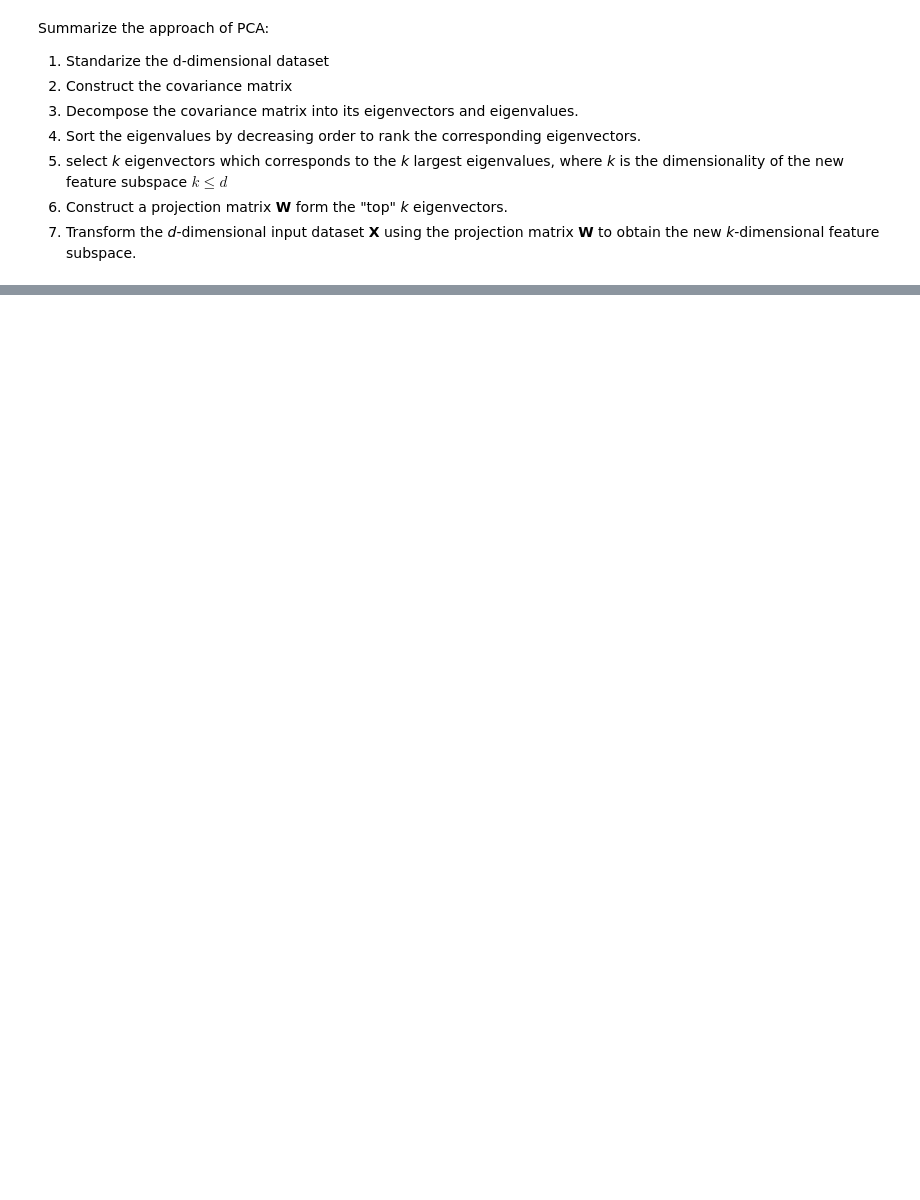
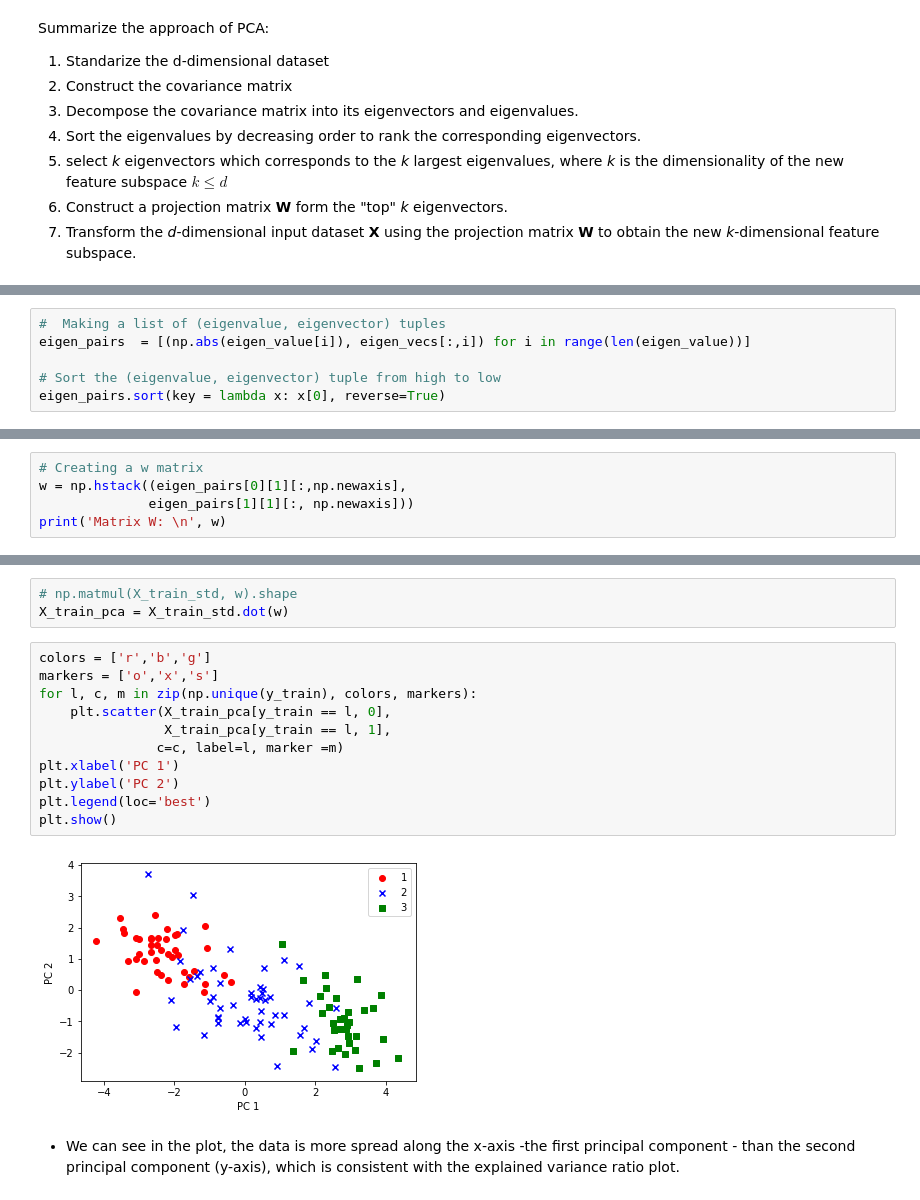
Before and after one commit to katamit/python_ml_Raschka, a Jupyter notebook: chap5-Dimensionality-Reduction/PCA.ipynb, the cells around one changed output, grey strips where cells are left out. Drawn from its saved outputs; the diff is of its cells as text; blank space fills up the shorter version.

```diff
--- a/chap5-Dimensionality-Reduction/PCA.ipynb
+++ b/chap5-Dimensionality-Reduction/PCA.ipynb
@@ -34,0 +145,6 @@ __Note :__ PCA are highly sensitive to data scaling, we need to standarize featu
+# %%
+#  Making a list of (eigenvalue, eigenvector) tuples
+eigen_pairs  = [(np.abs(eigen_value[i]), eigen_vecs[:,i]) for i in range(len(eigen_value))]
+
+# Sort the (eigenvalue, eigenvector) tuple from high to low
+eigen_pairs.sort(key = lambda x: x[0], reverse=True)
@@ -34,0 +154,5 @@ __Note :__ PCA are highly sensitive to data scaling, we need to standarize featu
+# %%
+# Creating a w matrix
+w = np.hstack((eigen_pairs[0][1][:,np.newaxis],
+              eigen_pairs[1][1][:, np.newaxis]))
+print('Matrix W: \n', w)
@@ -34,0 +174,18 @@ __Note :__ PCA are highly sensitive to data scaling, we need to standarize featu
+# %%
+# np.matmul(X_train_std, w).shape
+X_train_pca = X_train_std.dot(w)
+# %%
+colors = ['r','b','g']
+markers = ['o','x','s']
+for l, c, m in zip(np.unique(y_train), colors, markers):
+    plt.scatter(X_train_pca[y_train == l, 0],
+                X_train_pca[y_train == l, 1],
+               c=c, label=l, marker =m)
+plt.xlabel('PC 1')
+plt.ylabel('PC 2')
+plt.legend(loc='best')
+plt.show()
+# %% [output]
+[figure, added]
+# %% [markdown]
+- We can see in the plot, the data is more spread along the x-axis -the first principal component - than the second principal component (y-axis), which is consistent with the explained variance ratio plot.
```
Also changed, not shown: parts of 27 cells of this notebook.
